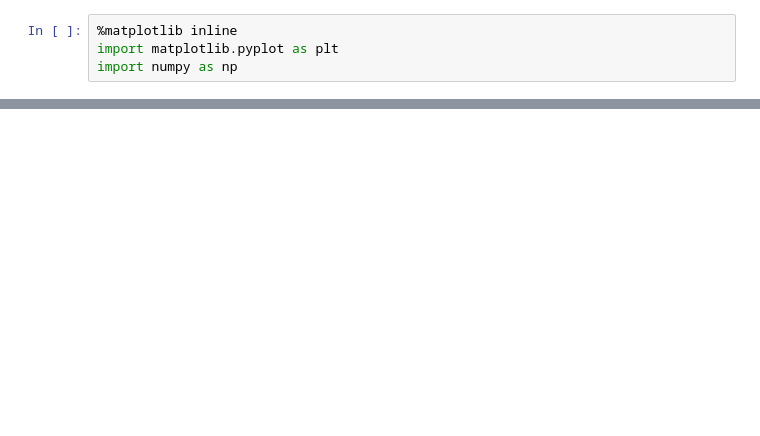
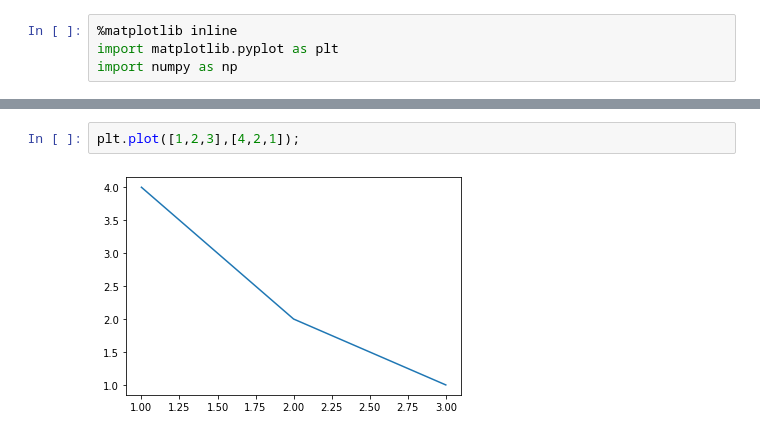
Before and after one commit to bjmin/bmin_comphys, a Jupyter notebook: cp03/comphys03-2.ipynb, the cells around one changed output, grey strips where cells are left out. Cells and saved outputs as stored; diff of their text form; blank space fills up the shorter version.

```diff
--- a/cp03/comphys03-2.ipynb
+++ b/cp03/comphys03-2.ipynb
@@ -10,0 +9,4 @@ plt.title('sin(x)');
+# %%
+plt.plot([1,2,3],[4,2,1]);
+# %% [output]
+[figure, added]
```
Also changed, not shown: parts of 22 cells of this notebook.
